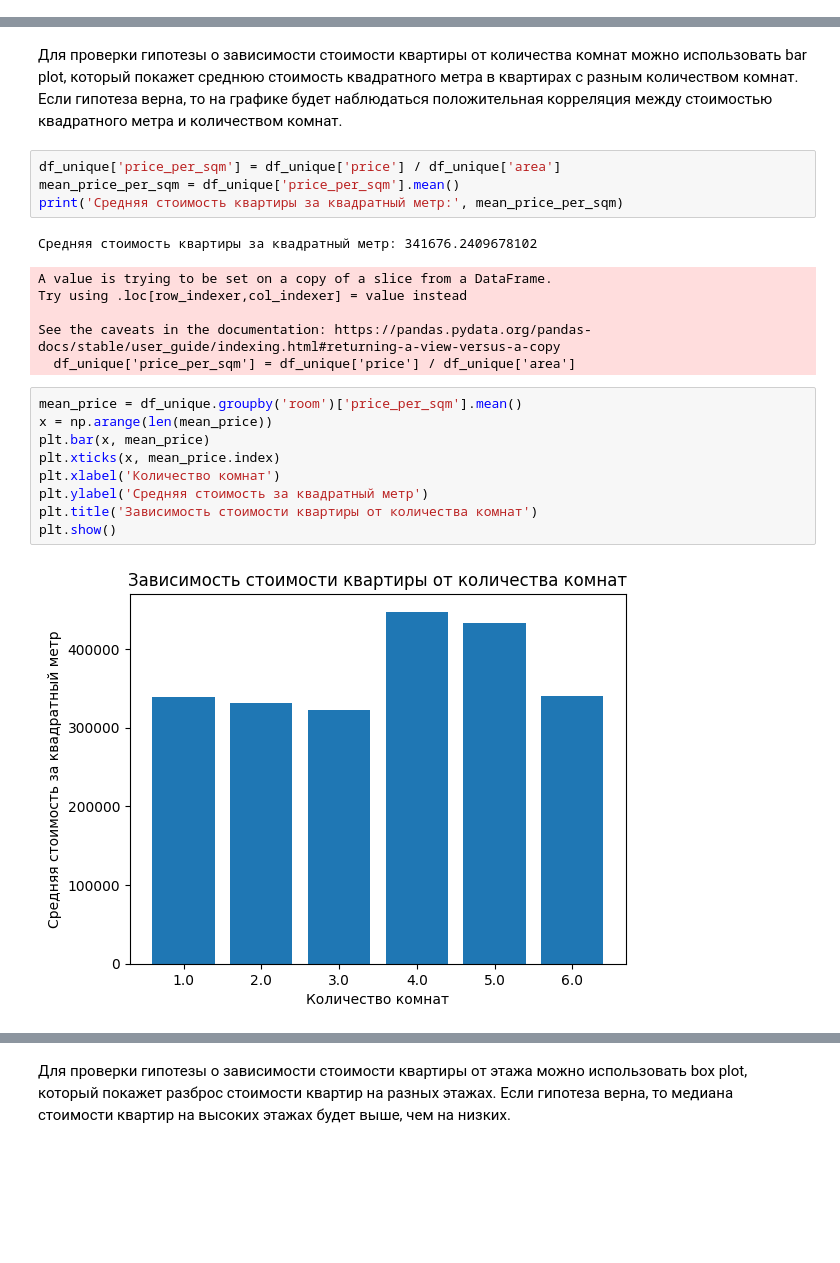
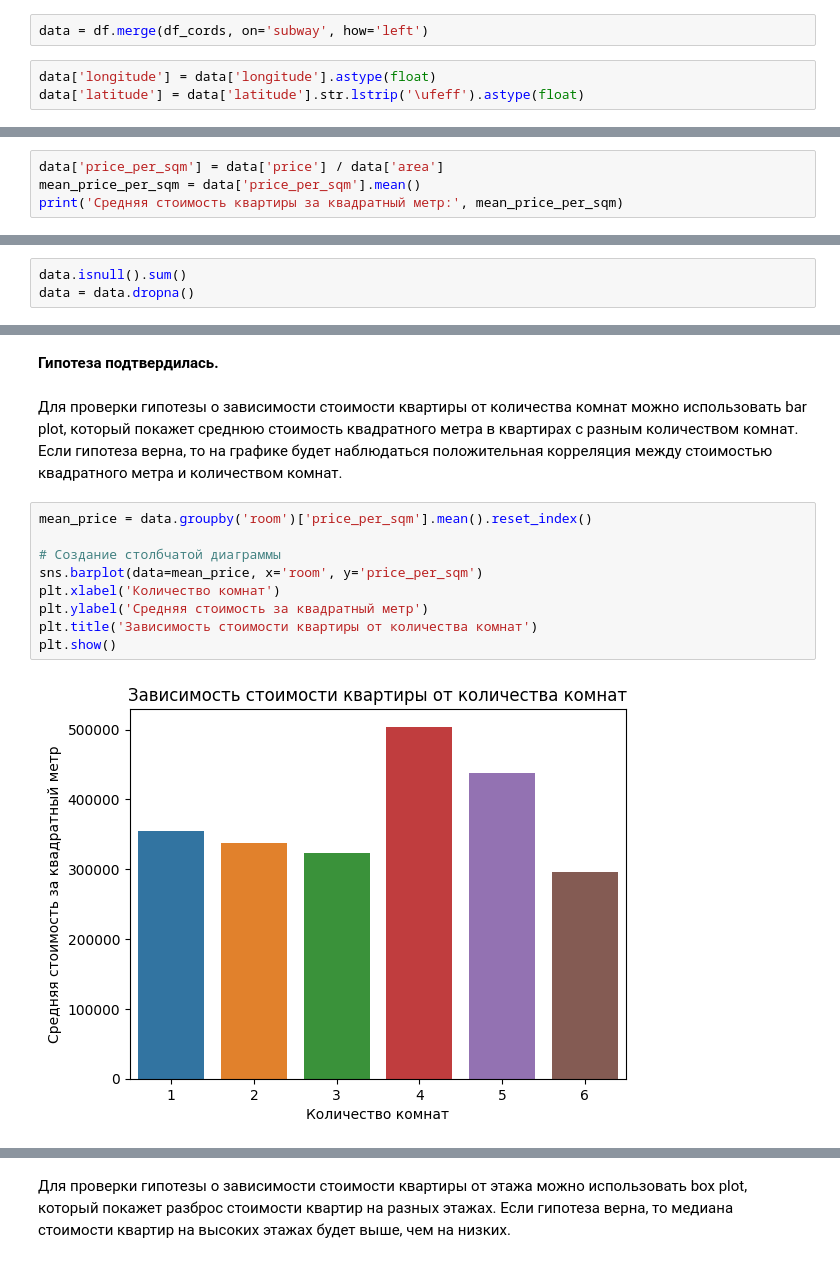
Before and after one commit to rasafarova/MirKva, a Jupyter notebook: HOMEEscapeS.ipynb, the cells around one changed output, grey strips where cells are left out. Saved outputs shown, nothing was run; the diff lists cells and outputs as text; blank space fills up the shorter version.

```diff
--- a/HOMEEscapeS.ipynb
+++ b/HOMEEscapeS.ipynb
@@ -438,0 +262,5 @@ See the caveats in the documentation: https://pandas.pydata.org/pandas-docs/stab
+# %%
+data = df.merge(df_cords, on='subway', how='left')
+# %%
+data['longitude'] = data['longitude'].astype(float)
+data['latitude'] = data['latitude'].str.lstrip('\ufeff').astype(float)
@@ -438,0 +303,4 @@ See the caveats in the documentation: https://pandas.pydata.org/pandas-docs/stab
+# %%
+data['price_per_sqm'] = data['price'] / data['area']
+mean_price_per_sqm = data['price_per_sqm'].mean()
+print('Средняя стоимость квартиры за квадратный метр:', mean_price_per_sqm)
@@ -438,0 +309,3 @@ See the caveats in the documentation: https://pandas.pydata.org/pandas-docs/stab
+# %%
+data.isnull().sum()
+data = data.dropna()
@@ -439,24 +432,15 @@ See the caveats in the documentation: https://pandas.pydata.org/pandas-docs/stab
+# %% [markdown]
+**Гипотеза подтвердилась.**
 # %% [markdown]
 Для проверки гипотезы о зависимости стоимости квартиры от количества комнат можно использовать bar plot, который покажет среднюю стоимость квадратного метра в квартирах с разным количеством комнат. Если гипотеза верна, то на графике будет наблюдаться положительная корреляция между стоимостью квадратного метра и количеством комнат.
-# %%
-df_unique['price_per_sqm'] = df_unique['price'] / df_unique['area']
-mean_price_per_sqm = df_unique['price_per_sqm'].mean()
-print('Средняя стоимость квартиры за квадратный метр:', mean_price_per_sqm)
-# %% [output]
-Средняя стоимость квартиры за квадратный метр: 341676.2409678102
-A value is trying to be set on a copy of a slice from a DataFrame.
-Try using .loc[row_indexer,col_indexer] = value instead
-
-See the caveats in the documentation: https://pandas.pydata.org/pandas-docs/stable/user_guide/indexing.html#returning-a-view-versus-a-copy
-  df_unique['price_per_sqm'] = df_unique['price'] / df_unique['area']
 # %%
-mean_price = df_unique.groupby('room')['price_per_sqm'].mean()
-x = np.arange(len(mean_price))
-plt.bar(x, mean_price)
-plt.xticks(x, mean_price.index)
+mean_price = data.groupby('room')['price_per_sqm'].mean().reset_index()
+
+# Создание столбчатой диаграммы
+sns.barplot(data=mean_price, x='room', y='price_per_sqm')
 plt.xlabel('Количество комнат')
 plt.ylabel('Средняя стоимость за квадратный метр')
 plt.title('Зависимость стоимости квартиры от количества комнат')
 plt.show()
 # %% [output]
-[figure, old version]
+[figure, new version]
```
Also changed, not shown: parts of 131 cells of this notebook.
